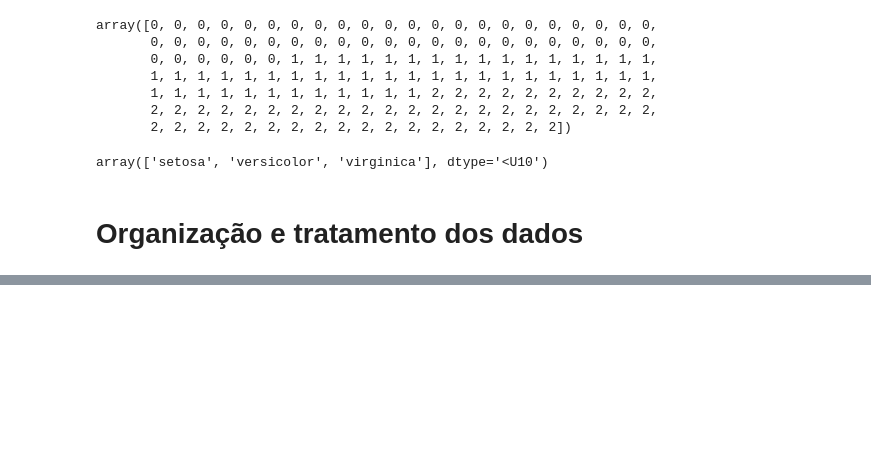
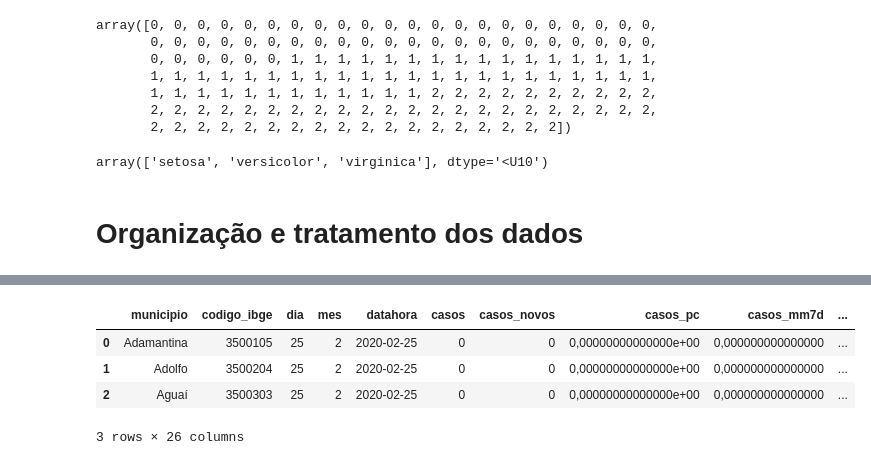
Before and after one commit to douglas5001/projetos_analise_de_dados, a Jupyter notebook: primeiro_dataSet/Untitled.ipynb, the cells around one changed output, grey strips where cells are left out. Cells and saved outputs as stored; diff of their text form; code cells hidden in the pictures; blank space fills up the shorter version.

```diff
--- a/primeiro_dataSet/Untitled.ipynb
+++ b/primeiro_dataSet/Untitled.ipynb
@@ -157,0 +168,11 @@ array(['setosa', 'versicolor', 'virginica'], dtype='<U10')
+# %%
+# renomeando coluna
+covid_sp = covid_sp.rename(columns={'nome_munic': 'municipio'})
+# %%
+covid_sp.head(3)
+# %% [output]
+|  | municipio | codigo_ibge | dia | mes | datahora | casos | casos_novos | casos_pc | casos_mm7d | ... |
+| 0 | Adamantina | 3500105 | 25 | 2 | 2020-02-25 | 0 | 0 | 0,00000000000000e+00 | 0,000000000000000 | ... |
+| 1 | Adolfo | 3500204 | 25 | 2 | 2020-02-25 | 0 | 0 | 0,00000000000000e+00 | 0,000000000000000 | ... |
+| 2 | Aguaí | 3500303 | 25 | 2 | 2020-02-25 | 0 | 0 | 0,00000000000000e+00 | 0,000000000000000 | ... |
+3 rows × 26 columns
```
Also changed, not shown: parts of 17 cells of this notebook.
